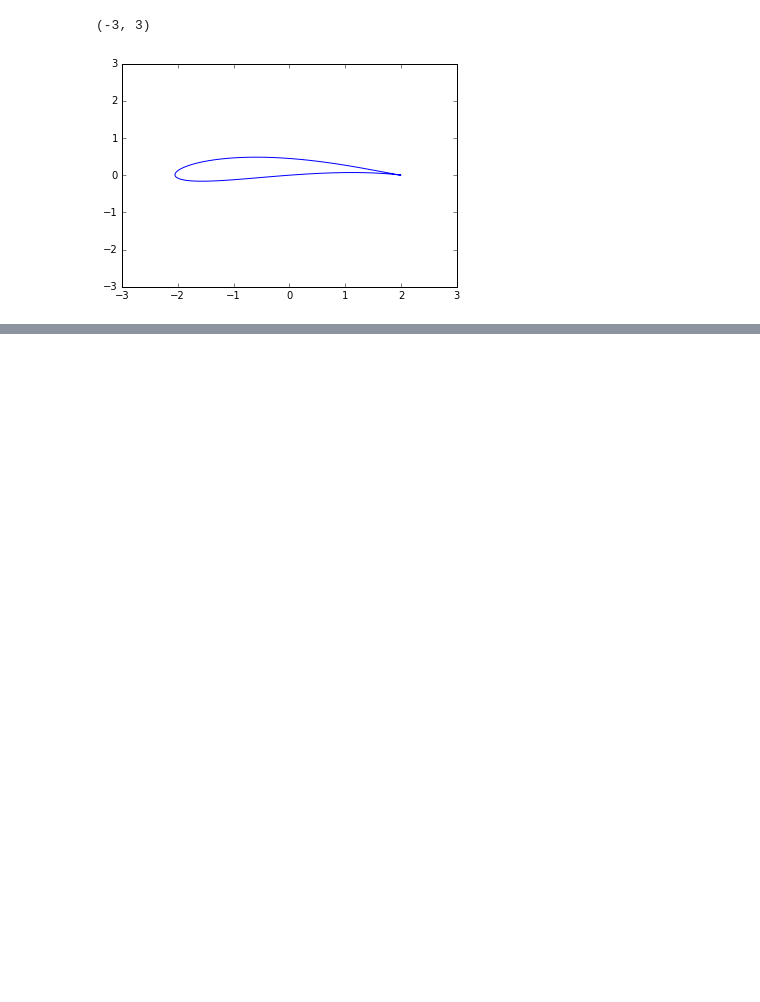
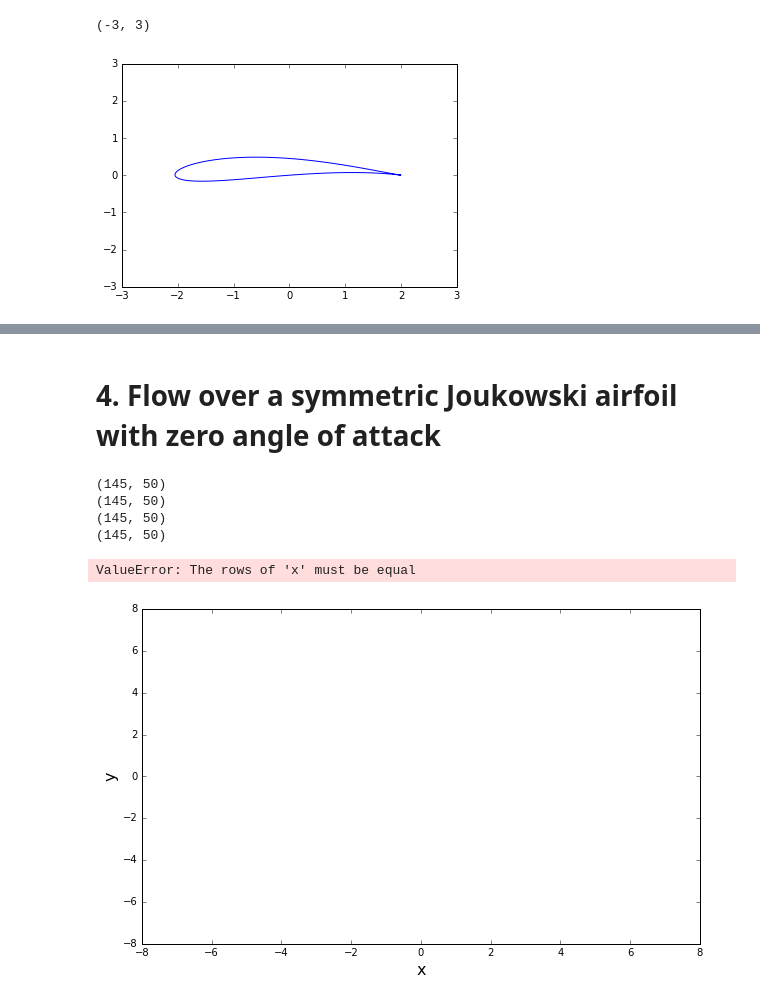
Before and after one commit to lpgleaves/mae6226-workspace, a Jupyter notebook: 06_Assignment_working.ipynb, the cells around one changed output, grey strips where cells are left out. Cells and saved outputs as stored; diff of their text form; code cells hidden in the pictures; blank space fills up the shorter version.

```diff
--- a/06_Assignment_working.ipynb
+++ b/06_Assignment_working.ipynb
@@ -97,0 +141,36 @@ pyplot.ylim(-3,3)
+# %% [markdown]
+# 4. Flow over a symmetric Joukowski airfoil with zero angle of attack
+# %%
+radius = 1.15
+uinf = 1
+vinf = 0
+xd = -0.15
+yd = 0
+
+k = (radius**2)*(2*numpy.pi*uinf)
+zeta = zeta5
+
+# compute vel field
+ud, vd = getveldub(k,xd,yd,zcirc.real,zcirc.imag)
+
+print(numpy.shape(zcirc.real))
+print(numpy.shape(zcirc.imag))
+print(numpy.shape(ud))
+print(numpy.shape(vd))
+# %% [output]
+(145, 50)
+(145, 50)
+(145, 50)
+(145, 50)
+# %%
+# plot dat streamline gurl
+size = 10
+pyplot.figure(figsize=(size, 0.6*size))
+pyplot.xlabel('x', fontsize=16)
+pyplot.ylabel('y', fontsize=16)
+pyplot.xlim(-8,8)
+pyplot.ylim(-8,8)
+pyplot.streamplot(zcirc.real,zcirc.imag,ud,vd,density=2,linewidth=1,arrowsize=1,arrowstyle='->')
+# %% [output]
+ValueError: The rows of 'x' must be equal
+[figure, added]
```
Also changed, not shown: parts of 9 cells of this notebook, 1 other file.
